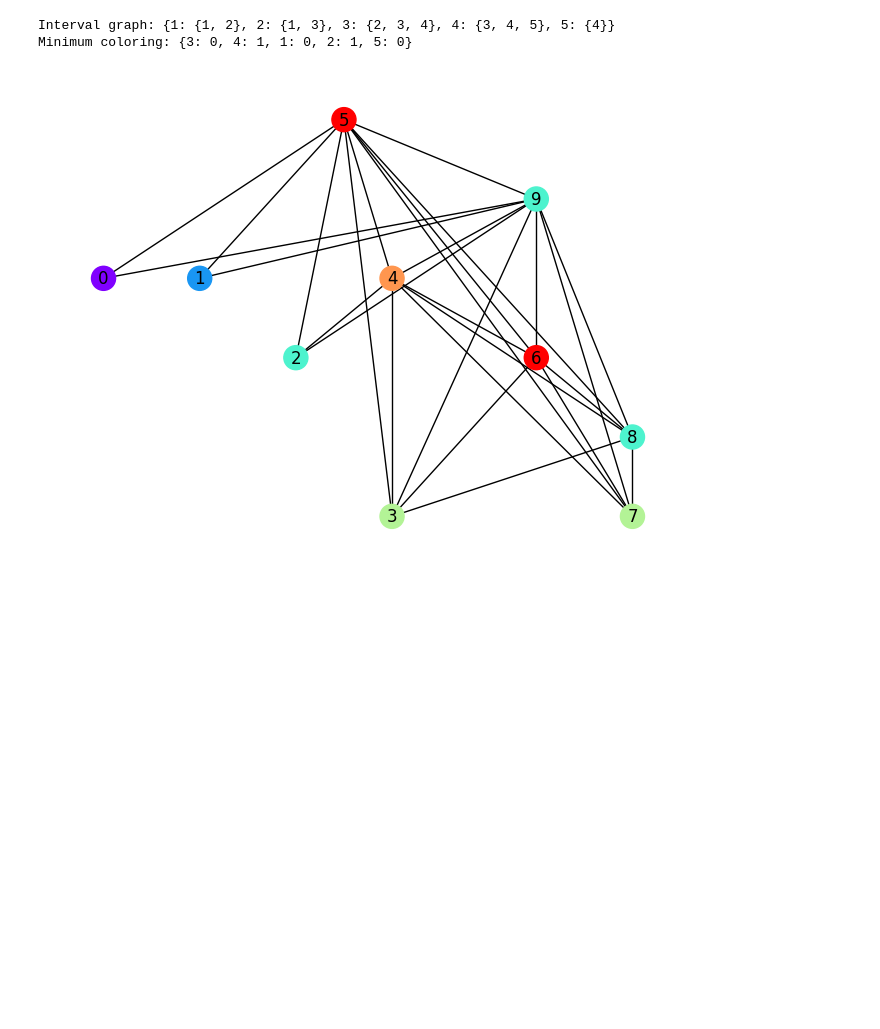
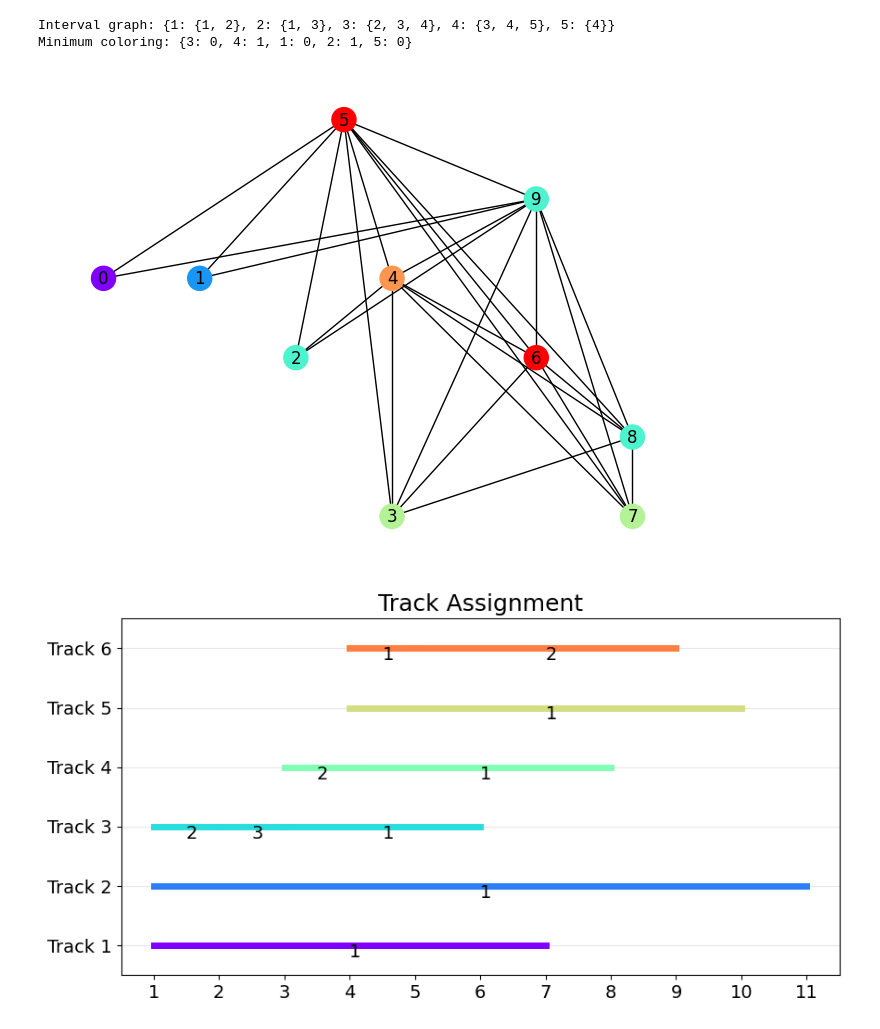
Before and after one commit to arkistar4uu/Python_Projects, a Jupyter notebook: Math_Theory_ex2_t4.ipynb, the cells around one changed output. Saved outputs shown, nothing was run; the diff lists cells and outputs as text; code cells hidden in the pictures; blank space fills up the shorter version.

```diff
--- a/Math_Theory_ex2_t4.ipynb
+++ b/Math_Theory_ex2_t4.ipynb
@@ -53,30 +53,71 @@ for station, color in colors.items():
 
 # Print the corresponding track assignment
 print
 
 
 import networkx as nx
 import matplotlib.pyplot as plt
 
 # Step 1: Define the incoming train interval
 sigma = [(1, 2), (2, 3), (3, 4), (4, 5), (3, 6), (1, 7), (4, 8), (5, 9), (4, 10), (1, 11)]
 
 # Step 2: Create the interval graph
 G = nx.Graph()
 for i, interval in enumerate(sigma):
     G.add_node(i, interval=interval)
     for j in range(i):
         if interval[1] > sigma[j][0] and interval[0] < sigma[j][1]:
             G.add_edge(i, j)
 
 # Step 3: Find the minimum coloring of the graph
 color_map = nx.greedy_color(G, strategy="largest_first")
 
 # Step 4: Visualize the graph and its coloring
 pos = {i: ((interval[0] + interval[1]) / 2, -color_map[i]) for i, interval in nx.get_node_attributes(G, "interval").items()}
 nx.draw(G, pos, with_labels=True, node_color=list(color_map.values()), cmap=plt.cm.rainbow)
 plt.show()
+
+
+
+import networkx as nx
+import matplotlib.pyplot as plt
+
+# Step 1: Define the incoming train interval
+sigma = [(1, 2), (2, 3), (3, 4), (4, 5), (3, 6), (1, 7), (4, 8), (5, 9), (4, 10), (1, 11)]
+
+# Step 2: Create the interval graph
+G = nx.Graph()
+for i, interval in enumerate(sigma):
+    G.add_node(i, interval=interval)
+    for j in range(i):
+        if interval[1] > sigma[j][0] and interval[0] < sigma[j][1]:
+            G.add_edge(i, j)
+
+# Step 3: Find the minimum coloring of the graph
+color_map = nx.greedy_color(G, strategy="largest_first")
+
+# Step 4: Generate the track assignment based on the minimum coloring
+tracks = {}
+for i, color in color_map.items():
+    if color not in tracks:
+        tracks[color] = []
+    tracks[color].append(sigma[i])
+
+# Step 5: Visualize the track assignment
+plt.figure(figsize=(10, 5))
+for i, (color, intervals) in enumerate(tracks.items()):
+    for j, interval in enumerate(intervals):
+        plt.plot([interval[0], interval[1]], [i, i], linewidth=5, color=plt.cm.rainbow(color/len(tracks)))
+        plt.text((interval[0] + interval[1])/2, i-0.2, f"{j+1}", fontsize=14)
+plt.yticks(range(len(tracks)), [f"Track {i+1}" for i in range(len(tracks))], fontsize=14)
+plt.xticks(range(1, max([interval[1] for interval in sigma])+1), fontsize=14)
+plt.xlim(0.5, max([interval[1] for interval in sigma])+0.5)
+plt.ylim(-0.5, len(tracks)-0.5)
+plt.grid(axis="y", alpha=0.3)
+plt.title("Track Assignment", fontsize=18)
+plt.show()
 # %% [output]
 Interval graph: {1: {1, 2}, 2: {1, 3}, 3: {2, 3, 4}, 4: {3, 4, 5}, 5: {4}}
 Minimum coloring: {3: 0, 4: 1, 1: 0, 2: 1, 5: 0}
 [figure]
+[figure, added]
```
